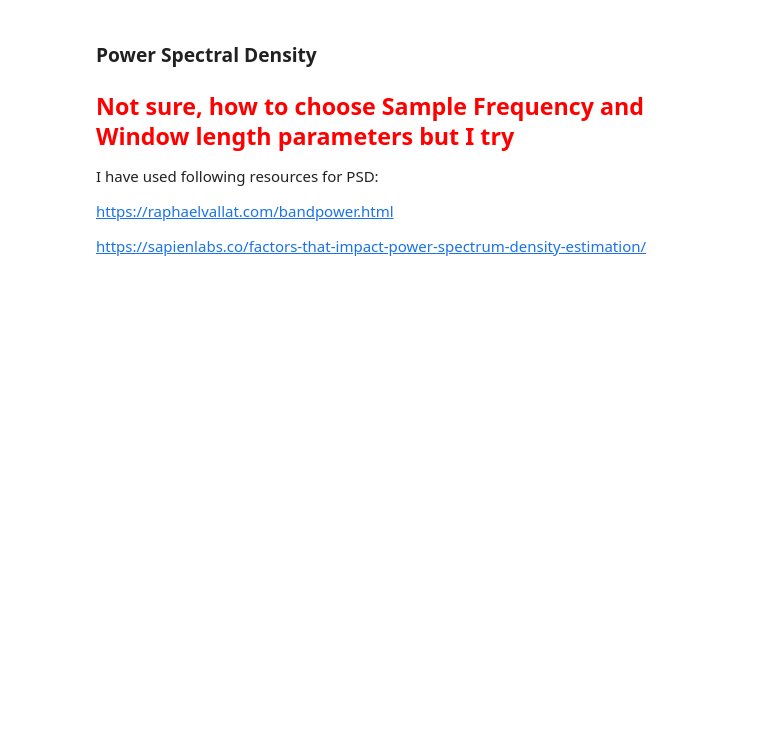
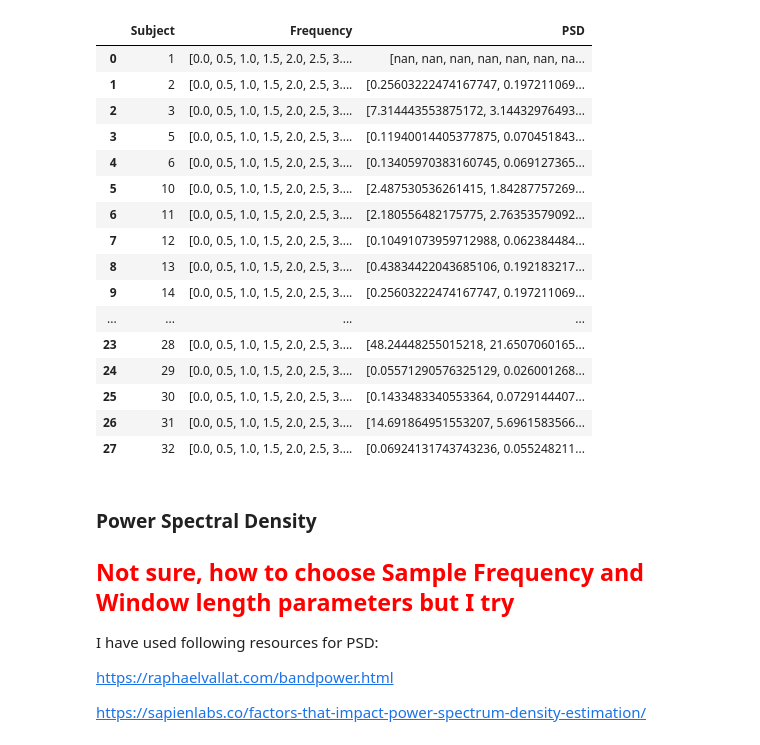
Before and after one commit to SonalSavaliya/Brain-Signal-Authentication-for-Human-computer-Interaction-in-Virtual-Reality, a Jupyter notebook: PSD_forall.ipynb, the cells around one changed output. Saved outputs shown, nothing was run; the diff lists cells and outputs as text; code cells hidden in the pictures; blank space fills up the shorter version.

Commit message:
dataframe produced for all subjects @ channel 4

```diff
--- a/PSD_forall.ipynb
+++ b/PSD_forall.ipynb
@@ -18,76 +18,44 @@ sf = 100
 # Define window length (4 seconds)
 win = 2 * sf
 
-
+d = {'Subject': [] , 'Frequency': [], 'PSD': []}
 
 
 raw_filename = "Subject-6_VR.fif"
 
-def init_dataplot(raw_filename):
+# def init_dataplot(raw_filename, psd_df):
+def init_dataplot(i,raw_filename, d):
     # Loading data
     raw =  mne.io.read_raw_fif(raw_filename, preload=True)
     nchan = raw.info['nchan']
     raw.info['ch_names']
 
-
-    # ploting only one channel
-    scalings = {'eeg':400,'eeg':400,'eeg':400,'eeg':400,'eeg':400,'eeg':400,'eeg':400,'eeg':400}
-    color = {'eeg':'blue'}
-    ch_names = raw.info['ch_names']
-
     if raw.pick_channels(["CH 4"]):
         raw_pick = raw.pick_channels(["CH 4"])
-        print(raw_filename + " has Ch 4")
-        print(raw_filename + " has Ch 4")
-        print(raw_filename + " has Ch 4")
-        print(raw_filename + " has Ch 4")
-        print(raw_filename + " has Ch 4")
-
+        d['Subject'].append(i)
+#         print(d)
+#         print(raw_filename + " has Ch 4")
+#         print(raw_filename + " has Ch 4")
+#         print(raw_filename + " has Ch 4")
     else:
         return
-
 
     start, stop = raw_pick.time_as_index([10, 175]) # 10 s to 175 s data segment
 
     picks = mne.pick_types(raw_pick.info, eeg=True, exclude=[])
     data, times = raw_pick[picks[:], start:stop]
-
-    final_df = pd.DataFrame(data=data.T, columns=['Chan'])  # 1st row as the column names
-
-# Columns should be [Subject, Frequency, PSD]
-
     psd_df = pd.DataFrame()
 
+
     freqs, psd = signal.welch(data[0], sf, nperseg=win)
-
-    df = pd.DataFrame([freqs,psd])
-
-    df = df.T
-
-    df.columns = ['Frequency','PSD']
-
-    df
-    # Plot the power spectrum
-    sns.set(font_scale=1.2, style='white')
-    plt.figure(figsize=(10, 4))
-    plt.plot(freqs, psd, color='k', lw=2)
-    plt.xlabel('Frequency (Hz)')
-    plt.ylabel('Power spectral density (V^2 / Hz)')
-    plt.ylim([0, psd.max() * 1.1])
-    plt.title("Welch's periodogram for" + raw_filename)
-    plt.xlim([0, freqs.max()])
-    sns.despine()
-
-    # Columns should be [Subject, Frequency, PSD]
-
-    psd_df = pd.DataFrame()
-
+    d['Frequency'].append(freqs) #.max()
+    d['PSD'].append(psd) #.max()
 
 for i in range(1,33):
     raw_filename = list (raw_filename)
     if i < 10:
         raw_filename[8] = str(i)
-        print(raw_filename)
+#         print(raw_filename)
     elif i >= 10 and i < 20:
         raw_filename[8] = '1'
         raw_filename[9] = str(i-10)
@@ -127,11 +95,14 @@ for i in range(1,33):
 
     while True:
         try:
-            init_dataplot(raw_filename)
+            init_dataplot(i, raw_filename, d)
             break
         except (ValueError, RuntimeError, TypeError, NameError):
             pass
             break
         else:
             break
+
+d_df = pd.DataFrame(data=d)
+d_df
 # %% [output]
@@ -323,3 +224,20 @@ Subject-32_VR.fif has Ch 4
+|  | Subject | Frequency | PSD |
+| 0 | 1 | [0.0, 0.5, 1.0, 1.5, 2.0, 2.5, 3.... | [nan, nan, nan, nan, nan, nan, na... |
+| 1 | 2 | [0.0, 0.5, 1.0, 1.5, 2.0, 2.5, 3.... | [0.25603222474167747, 0.197211069... |
+| 2 | 3 | [0.0, 0.5, 1.0, 1.5, 2.0, 2.5, 3.... | [7.314443553875172, 3.14432976493... |
+| 3 | 5 | [0.0, 0.5, 1.0, 1.5, 2.0, 2.5, 3.... | [0.11940014405377875, 0.070451843... |
+| 4 | 6 | [0.0, 0.5, 1.0, 1.5, 2.0, 2.5, 3.... | [0.13405970383160745, 0.069127365... |
+| 5 | 10 | [0.0, 0.5, 1.0, 1.5, 2.0, 2.5, 3.... | [2.487530536261415, 1.84287757269... |
+| 6 | 11 | [0.0, 0.5, 1.0, 1.5, 2.0, 2.5, 3.... | [2.180556482175775, 2.76353579092... |
+| 7 | 12 | [0.0, 0.5, 1.0, 1.5, 2.0, 2.5, 3.... | [0.10491073959712988, 0.062384484... |
+| 8 | 13 | [0.0, 0.5, 1.0, 1.5, 2.0, 2.5, 3.... | [0.43834422043685106, 0.192183217... |
+| 9 | 14 | [0.0, 0.5, 1.0, 1.5, 2.0, 2.5, 3.... | [0.25603222474167747, 0.197211069... |
+| ... | ... | ... | ... |
+| 23 | 28 | [0.0, 0.5, 1.0, 1.5, 2.0, 2.5, 3.... | [48.24448255015218, 21.6507060165... |
+| 24 | 29 | [0.0, 0.5, 1.0, 1.5, 2.0, 2.5, 3.... | [0.05571290576325129, 0.026001268... |
+| 25 | 30 | [0.0, 0.5, 1.0, 1.5, 2.0, 2.5, 3.... | [0.1433483340553364, 0.0729144407... |
+| 26 | 31 | [0.0, 0.5, 1.0, 1.5, 2.0, 2.5, 3.... | [14.691864951553207, 5.6961583566... |
+| 27 | 32 | [0.0, 0.5, 1.0, 1.5, 2.0, 2.5, 3.... | [0.06924131743743236, 0.055248211... |
 # %%
 # Loading data
 raw =  mne.io.read_raw_fif("Subject-6_Non-VR.fif", preload=True)
```
Also changed, not shown: parts of 1 cell of this notebook.
